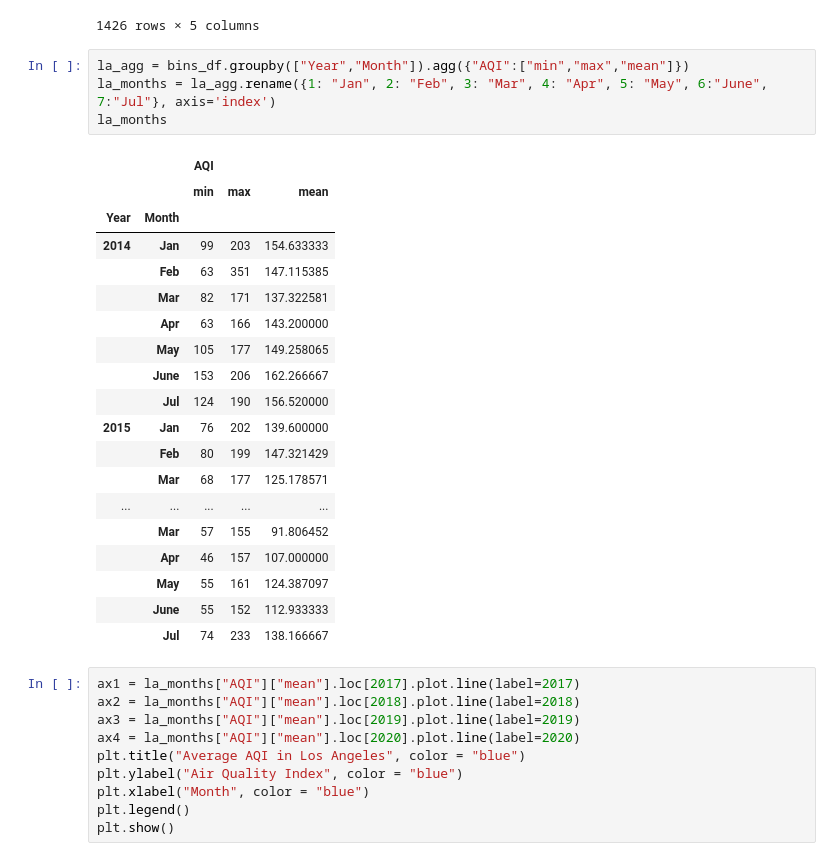
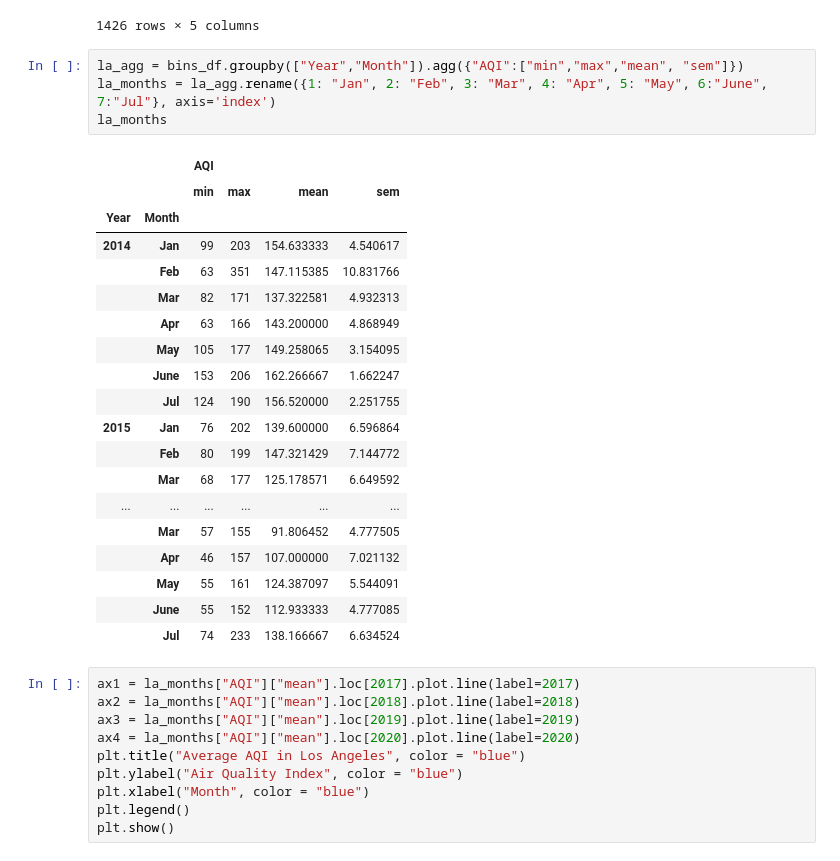
Before and after one commit to rigsbyk/Project-One, a Jupyter notebook: Gage's Work/La_file.ipynb, the cells around one changed output. Drawn from its saved outputs; the diff is of its cells as text.

```diff
--- a/Gage's Work/La_file.ipynb
+++ b/Gage's Work/La_file.ipynb
@@ -123,29 +123,29 @@ See the caveats in the documentation: https://pandas.pydata.org/pandas-docs/stab
 | 2289 | 2014 | 4 | 1 | 117 | Good |
 1426 rows × 5 columns
 # %%
-la_agg = bins_df.groupby(["Year","Month"]).agg({"AQI":["min","max","mean"]})
+la_agg = bins_df.groupby(["Year","Month"]).agg({"AQI":["min","max","mean", "sem"]})
 la_months = la_agg.rename({1: "Jan", 2: "Feb", 3: "Mar", 4: "Apr", 5: "May", 6:"June", 7:"Jul"}, axis='index')
 la_months
 # %% [output]
-|  |  | AQI |  |  |
-|  |  | min | max | mean |
-| Year | Month |  |  |  |
-| 2014 | Jan | 99 | 203 | 154.633333 |
-|  | Feb | 63 | 351 | 147.115385 |
-|  | Mar | 82 | 171 | 137.322581 |
-|  | Apr | 63 | 166 | 143.200000 |
-|  | May | 105 | 177 | 149.258065 |
-|  | June | 153 | 206 | 162.266667 |
-|  | Jul | 124 | 190 | 156.520000 |
-| 2015 | Jan | 76 | 202 | 139.600000 |
-|  | Feb | 80 | 199 | 147.321429 |
-|  | Mar | 68 | 177 | 125.178571 |
-| ... | ... | ... | ... | ... |
-|  | Mar | 57 | 155 | 91.806452 |
-|  | Apr | 46 | 157 | 107.000000 |
-|  | May | 55 | 161 | 124.387097 |
-|  | June | 55 | 152 | 112.933333 |
-|  | Jul | 74 | 233 | 138.166667 |
+|  |  | AQI |  |  |  |
+|  |  | min | max | mean | sem |
+| Year | Month |  |  |  |  |
+| 2014 | Jan | 99 | 203 | 154.633333 | 4.540617 |
+|  | Feb | 63 | 351 | 147.115385 | 10.831766 |
+|  | Mar | 82 | 171 | 137.322581 | 4.932313 |
+|  | Apr | 63 | 166 | 143.200000 | 4.868949 |
+|  | May | 105 | 177 | 149.258065 | 3.154095 |
+|  | June | 153 | 206 | 162.266667 | 1.662247 |
+|  | Jul | 124 | 190 | 156.520000 | 2.251755 |
+| 2015 | Jan | 76 | 202 | 139.600000 | 6.596864 |
+|  | Feb | 80 | 199 | 147.321429 | 7.144772 |
+|  | Mar | 68 | 177 | 125.178571 | 6.649592 |
+| ... | ... | ... | ... | ... | ... |
+|  | Mar | 57 | 155 | 91.806452 | 4.777505 |
+|  | Apr | 46 | 157 | 107.000000 | 7.021132 |
+|  | May | 55 | 161 | 124.387097 | 5.544091 |
+|  | June | 55 | 152 | 112.933333 | 4.777085 |
+|  | Jul | 74 | 233 | 138.166667 | 6.634524 |
 # %%
 ax1 = la_months["AQI"]["mean"].loc[2017].plot.line(label=2017)
 ax2 = la_months["AQI"]["mean"].loc[2018].plot.line(label=2018)
```
Also changed, not shown: parts of 1 cell of this notebook, 3 other files.
